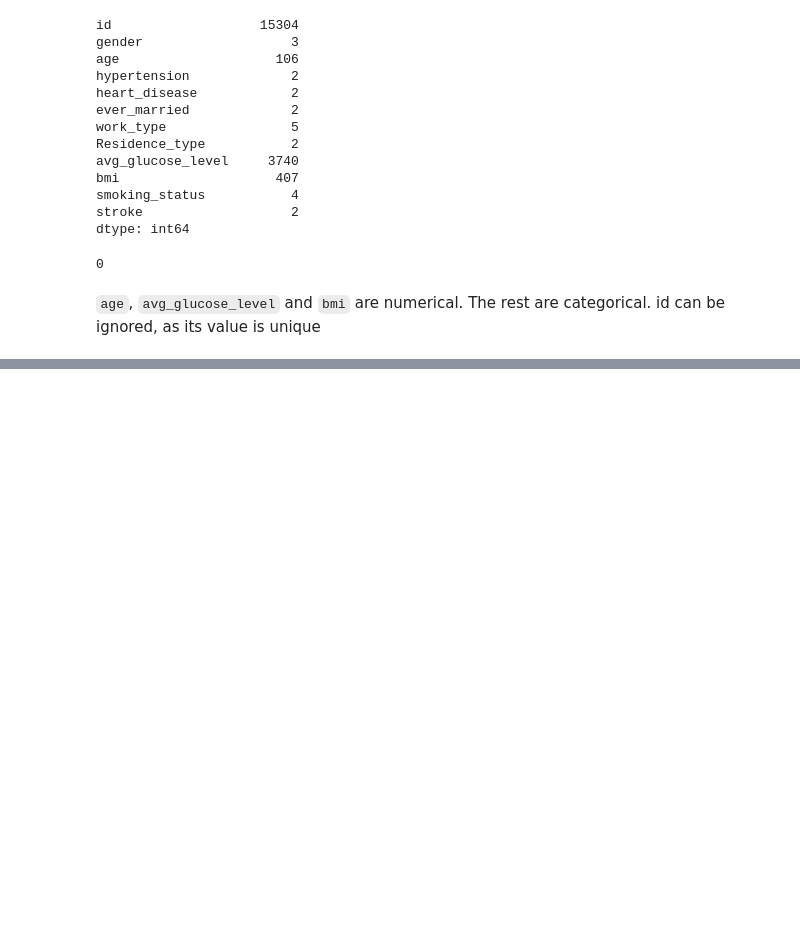
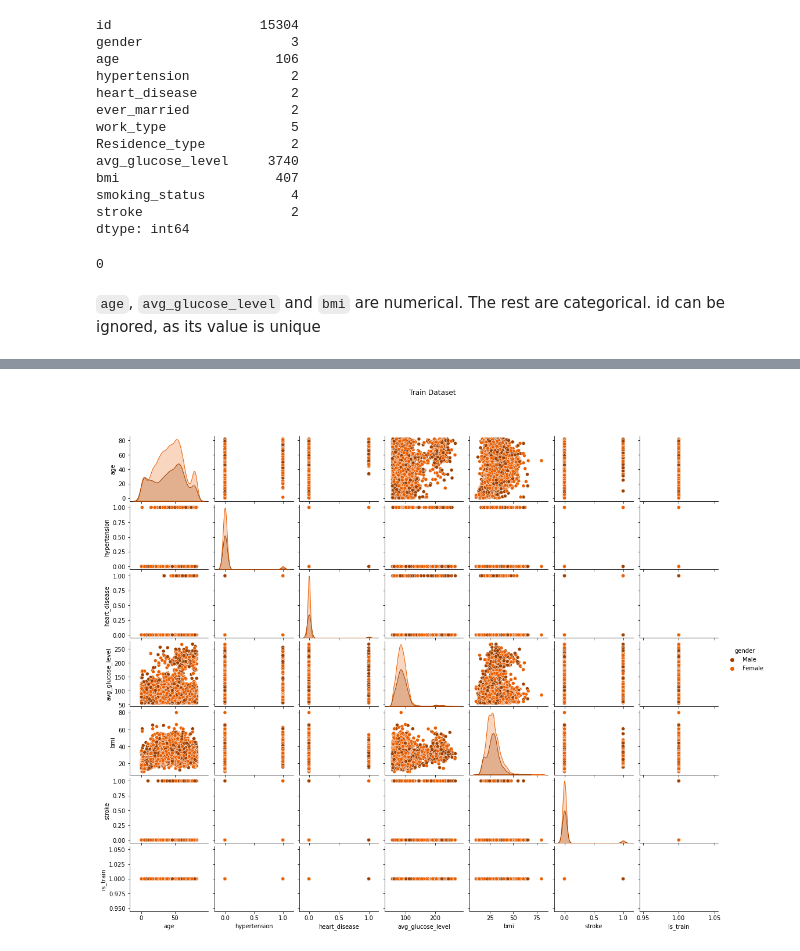
Before and after one commit to emepetres/kaggle-ps-s3e2, a Jupyter notebook: notebooks/eda.ipynb, the cells around one changed output, grey strips where cells are left out. Cells and saved outputs as stored; diff of their text form; code cells hidden in the pictures; blank space fills up the shorter version.

```diff
--- a/notebooks/eda.ipynb
+++ b/notebooks/eda.ipynb
@@ -93,0 +120,21 @@ len(df[df.duplicated()])
+# %%
+df["is_train"] = 1
+df_test["is_train"] = 0
+
+# Remove id as it doesn't gives analysis value
+df.drop(columns="id", inplace=True)
+df_test.drop(columns="id", inplace=True)
+
+combined_data = pd.concat(
+    [
+        df[df.gender.ne("Other")].drop(columns=config.TARGET),
+        df_test[df_test.gender.ne("Other")],
+    ]
+).reset_index(drop=True)
+
+df.drop(columns="is_train", inplace=True)
+df_test.drop(columns="is_train", inplace=True)
+# %%
+pair_plot(df[df.gender.ne("Other")], title_name="Train Dataset", hue="gender")
+# %% [output]
+[figure, added]
```
Also changed, not shown: parts of 15 cells of this notebook, 2 other files.
